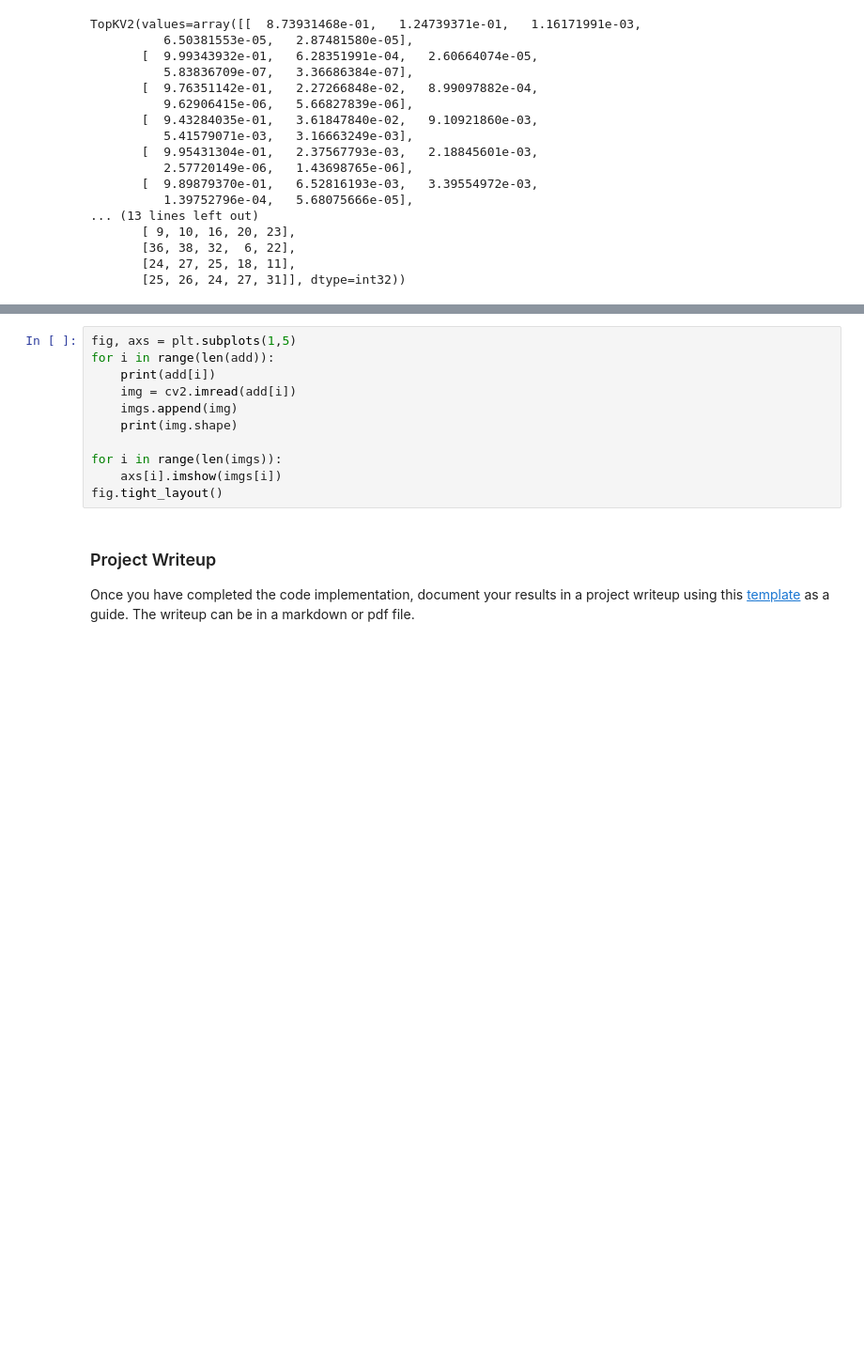
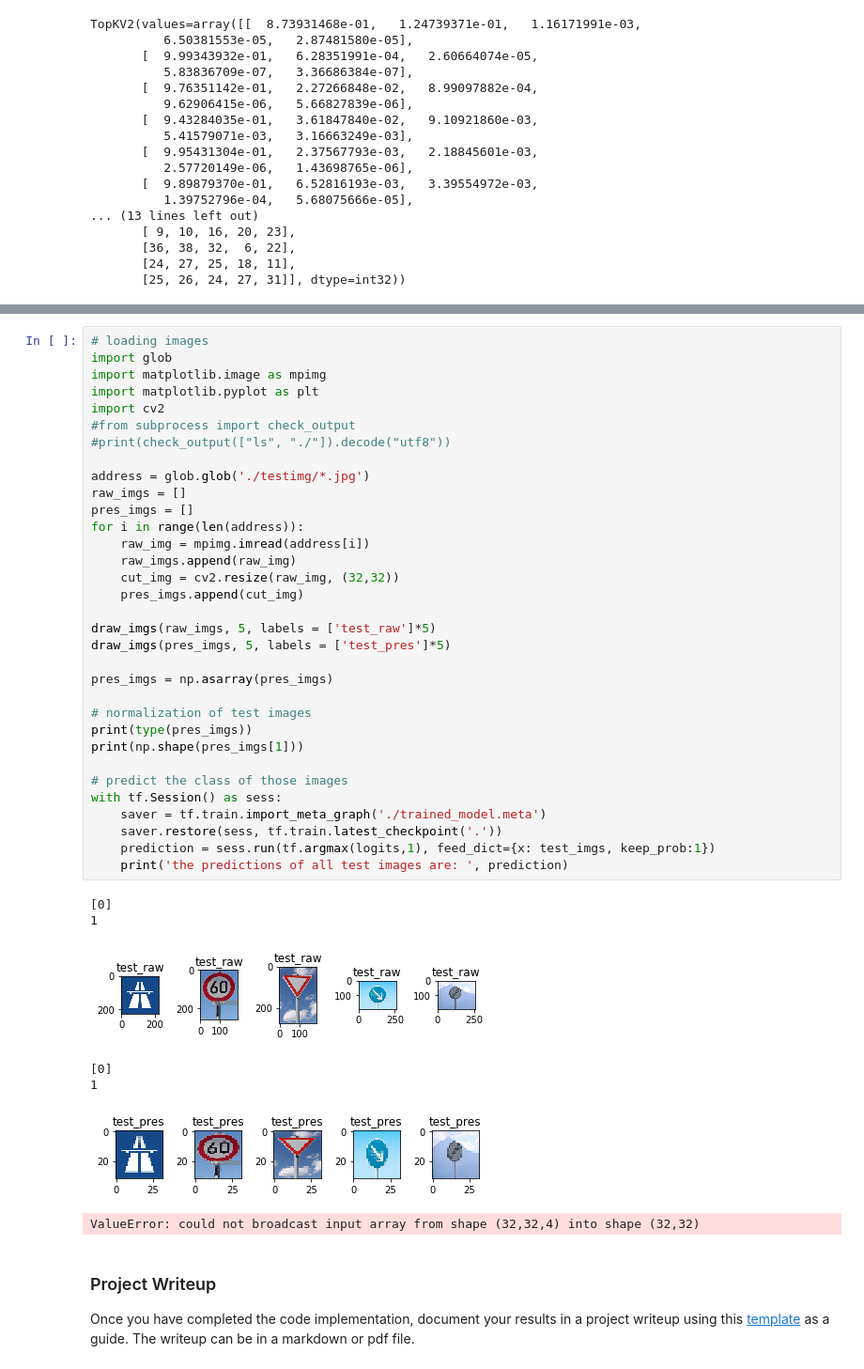
Before and after one commit to DavidYRB/CarND-Traffic-Sign-Classifier-Project, a Jupyter notebook: Traffic_Sign_Classifier.ipynb, the cells around one changed output, grey strips where cells are left out. Shown at 94% size. Cells and saved outputs as stored; diff of their text form; blank space fills up the shorter version.

```diff
--- a/Traffic_Sign_Classifier.ipynb
+++ b/Traffic_Sign_Classifier.ipynb
@@ -525,14 +538,44 @@ Image(filename = './testimg/test.jpg')
-# %%
-fig, axs = plt.subplots(1,5)
-for i in range(len(add)):
-    print(add[i])
-    img = cv2.imread(add[i])
-    imgs.append(img)
-    print(img.shape)
-
-for i in range(len(imgs)):
-    axs[i].imshow(imgs[i])
-fig.tight_layout()
+# %%
+# loading images
+import glob
+import matplotlib.image as mpimg
+import matplotlib.pyplot as plt
+import cv2
+#from subprocess import check_output
+#print(check_output(["ls", "./"]).decode("utf8"))
+
+address = glob.glob('./testimg/*.jpg')
+raw_imgs = []
+pres_imgs = []
+for i in range(len(address)):
+    raw_img = mpimg.imread(address[i])
+    raw_imgs.append(raw_img)
+    cut_img = cv2.resize(raw_img, (32,32))
+    pres_imgs.append(cut_img)
+
+draw_imgs(raw_imgs, 5, labels = ['test_raw']*5)
+draw_imgs(pres_imgs, 5, labels = ['test_pres']*5)
+
+pres_imgs = np.asarray(pres_imgs)
+
+# normalization of test images
+print(type(pres_imgs))
+print(np.shape(pres_imgs[1]))
+
+# predict the class of those images
+with tf.Session() as sess:
+    saver = tf.train.import_meta_graph('./trained_model.meta')
+    saver.restore(sess, tf.train.latest_checkpoint('.'))
+    prediction = sess.run(tf.argmax(logits,1), feed_dict={x: test_imgs, keep_prob:1})
+    print('the predictions of all test images are: ', prediction)
+# %% [output]
+[0]
+1
+[figure, added]
+[0]
+1
+[figure, added]
+ValueError: could not broadcast input array from shape (32,32,4) into shape (32,32)
 # %% [markdown]
 ### Project Writeup
 
```
Also changed, not shown: parts of 3 cells of this notebook, 5 other files.
